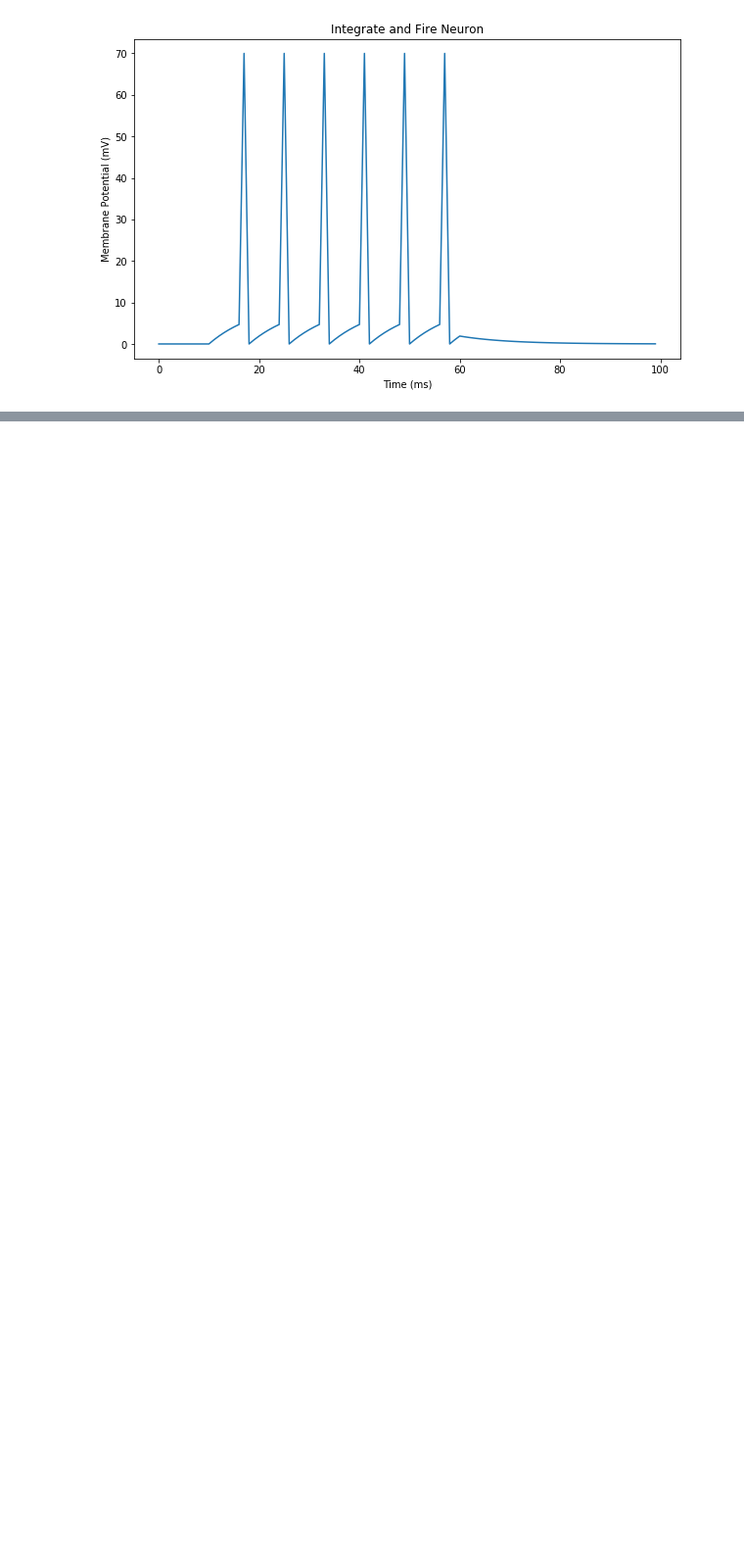
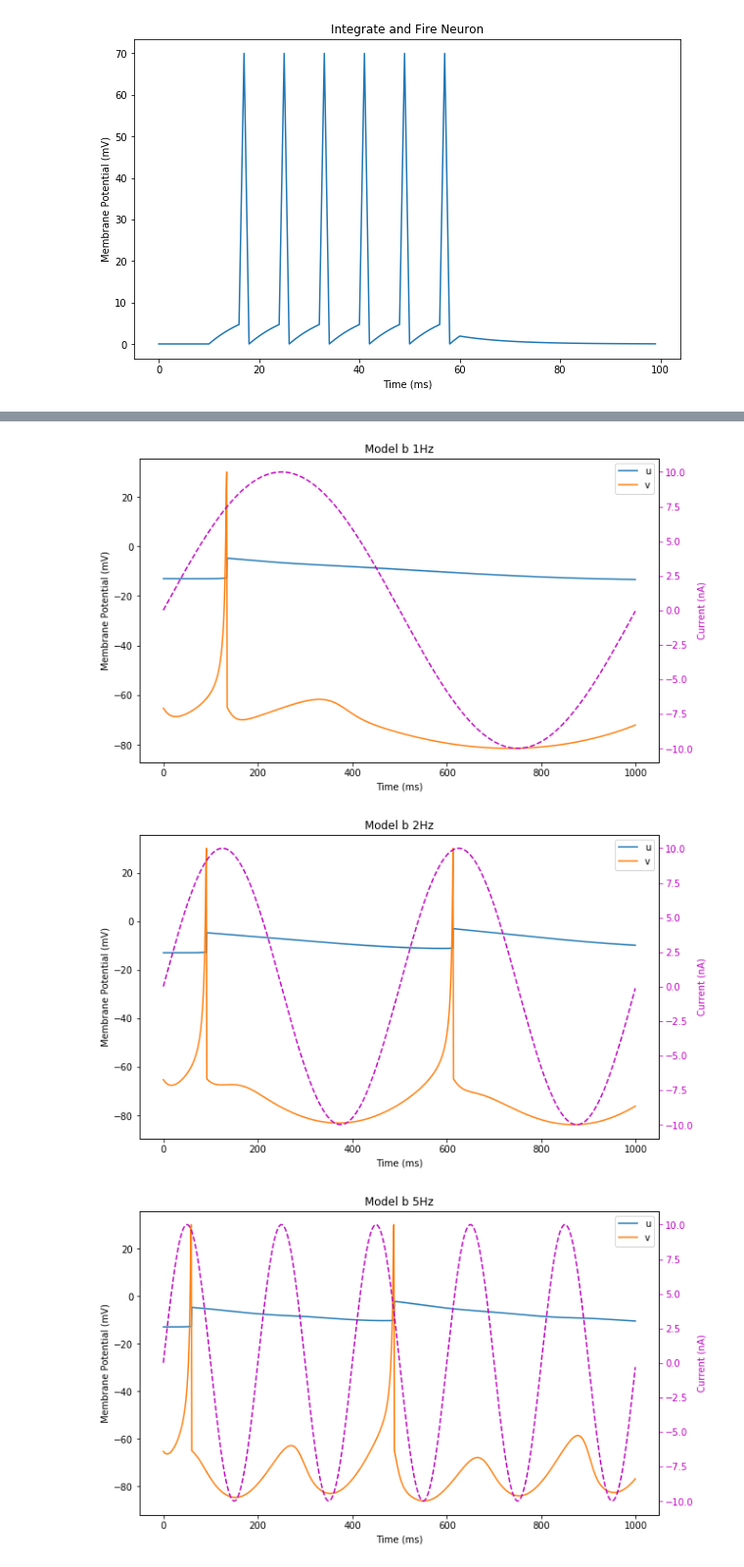
Before and after one commit to vanandrew/BME572, a Jupyter notebook: HW1/Problem2.ipynb, the cells around one changed output, grey strips where cells are left out. Shown at 98% size. Saved outputs shown, nothing was run; the diff lists cells and outputs as text; code cells hidden in the pictures; blank space fills up the shorter version.

```diff
--- a/HW1/Problem2.ipynb
+++ b/HW1/Problem2.ipynb
@@ -202,0 +321,10 @@ run_sinusoidal_models(integrate_and_fire)
+# %%
+"""
+    Run different frequencies
+"""
+# Run for different sinusoidal inputs
+run_sinusoidal_models(model_b, 'Model b', I=10, create_legend=True)
+# %% [output]
+[figure, added]
+[figure, added]
+[figure, added]
```
Also changed, not shown: parts of 5 cells of this notebook.
